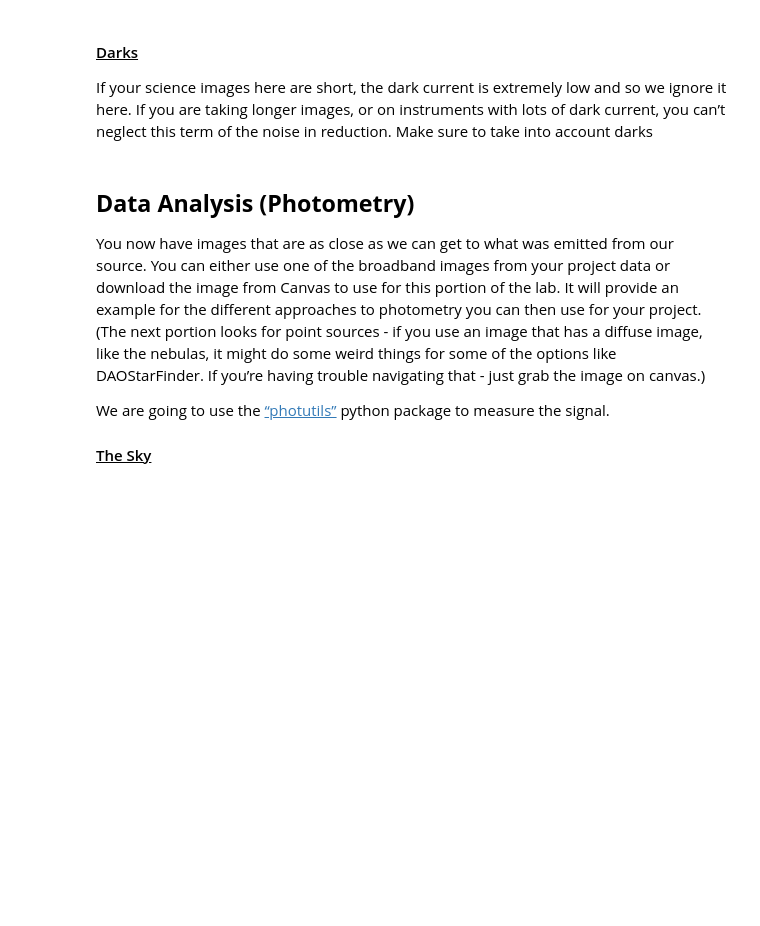
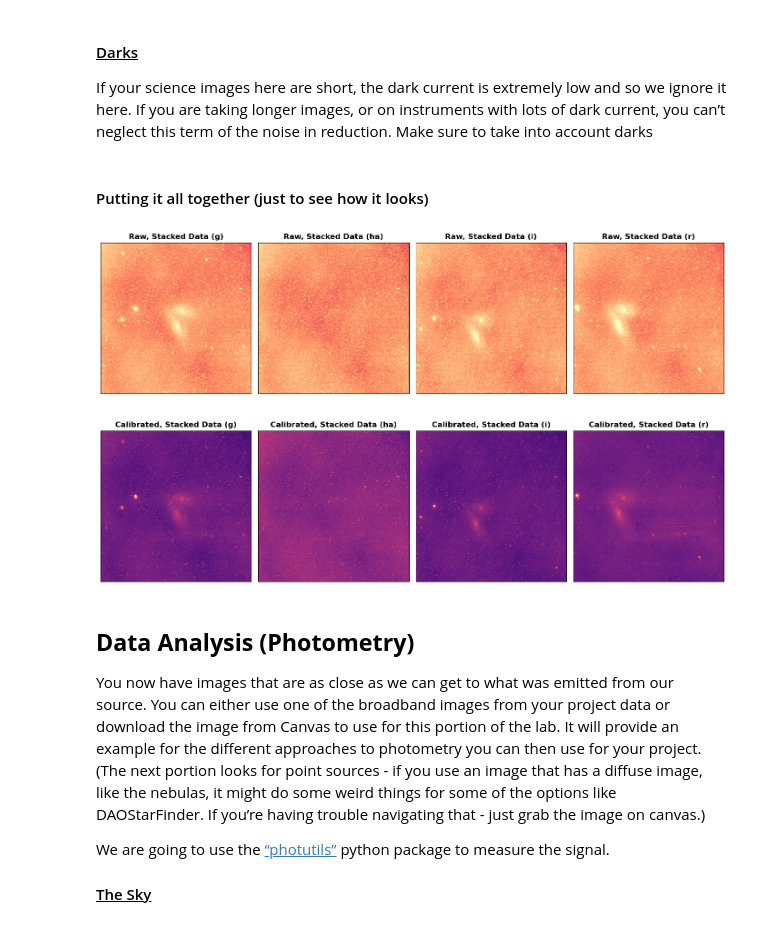
Before and after one commit to emmabacarra/Astr-480, a Jupyter notebook: Lab 4 - Data Reduction & Photometry/lab4.ipynb, the cells around one changed output. Drawn from its saved outputs; the diff is of its cells as text; code cells hidden in the pictures; blank space fills up the shorter version.

Commit message:
added some plots!

```diff
--- a/Lab 4 - Data Reduction & Photometry/lab4.ipynb
+++ b/Lab 4 - Data Reduction & Photometry/lab4.ipynb
@@ -136,8 +135,46 @@ domeflat_r_003_050524.fits
 
 If your science images here are short, the dark current is extremely low and so we ignore it here. If you are taking longer images, or on instruments with lots of dark current, you can’t neglect this term of the noise in reduction. Make sure to take into account darks
 # %%
-m_dark = fits.open('../../interacting_galaxies/darks/master_dark.fits')[0].data
-m_dark = np.nan_to_num(m_dark.astype(float))
+dark = fits.open('../../Interacting Galaxies Project/darks/master_dark.fits')[0].data
+# %% [markdown]
+#### Putting it all together (just to see how it looks)
+# %%
+ngc_g = fits.open('../../Interacting Galaxies Project/NGC 4567/combo_g.fits')[0].data
+
+ngc_ha = fits.open('../../Interacting Galaxies Project/NGC 4567/combo_ha.fits')[0].data
+
+ngc_i = fits.open('../../Interacting Galaxies Project/NGC 4567/combo_i.fits')[0].data
+
+ngc_r = fits.open('../../Interacting Galaxies Project/NGC 4567/combo_r.fits')[0].data
+# %%
+# for a 4x2 grid, swap the rows and columns, figsize, and the axs indices
+fig, axs = plt.subplots(2, 4, figsize=(14, 9))
+
+filters = ['g', 'ha', 'i', 'r']
+ngc_data = [ngc_g, ngc_ha, ngc_i, ngc_r]
+
+for i, (filter, data) in enumerate(zip(filters, ngc_data)):
+    # Raw data
+    vis_vmin, vis_vmax = np.percentile(data, [1, 99])
+    norm = vis.ImageNormalize(data, vmin=vis_vmin, vmax=vis_vmax, interval=vis.ZScaleInterval(), stretch=vis.LogStretch())
+    axs[0, i].imshow(data, cmap='magma', norm=norm, interpolation='hermite')
+    axs[0, i].set_title(f'Raw, Stacked Data ({filter})', weight='bold')
+    axs[0, i].set_xticks([])
+    axs[0, i].set_yticks([])
+
+    # Calibrated data
+    calibrated_data = (data - bias - dark) / norm_flat[filter]
+    vis_vmin, vis_vmax = np.percentile(calibrated_data, [0.01, 99.99])
+    norm = vis.ImageNormalize(calibrated_data, vmin=vis_vmin, vmax=vis_vmax, interval=vis.ZScaleInterval(), stretch=vis.LogStretch())
+    axs[1, i].imshow(calibrated_data, cmap='magma', norm=norm, interpolation='hermite')
+    axs[1, i].set_title(f'Calibrated, Stacked Data ({filter})', weight='bold')
+    axs[1, i].set_xticks([])
+    axs[1, i].set_yticks([])
+
+plt.tight_layout()
+plt.show()
+# %% [output]
+[figure, added]
 # %% [markdown]
 ## <b>Data Analysis (Photometry)</b>
 
```
Also changed, not shown: parts of 5 cells of this notebook.
